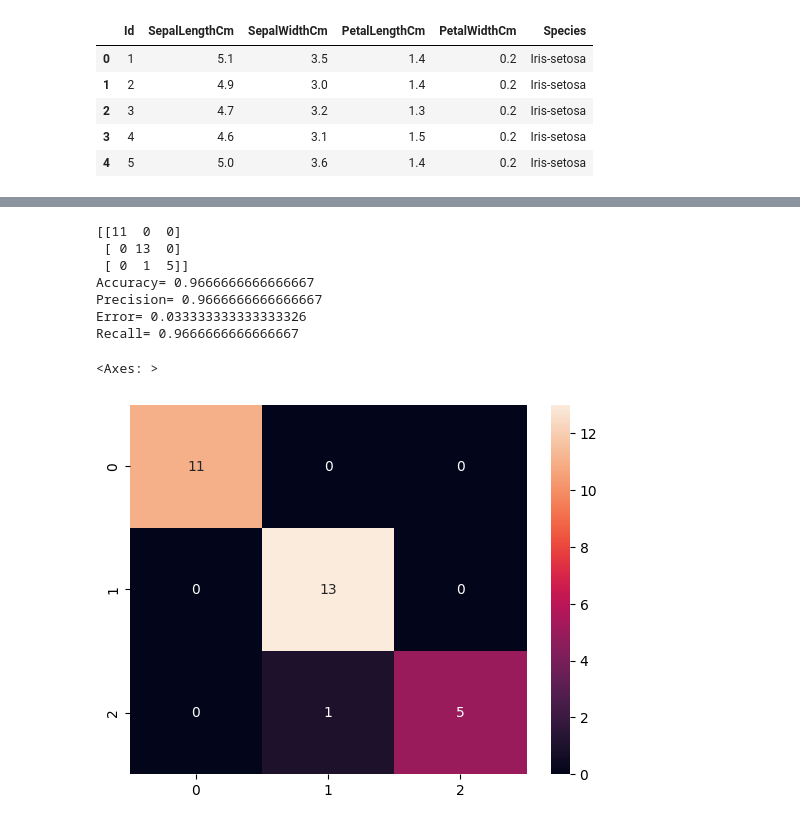
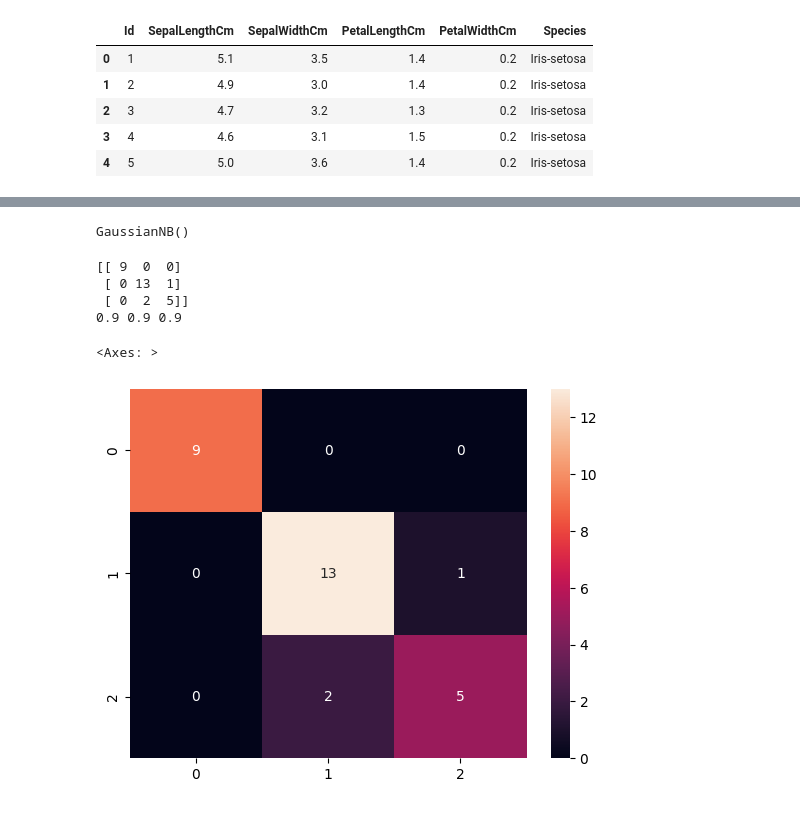
Before and after one commit to Kunals0612/TE_Lab_Assignments, a Jupyter notebook: DSBDAL/Assignment10.ipynb, the cells around one changed output, grey strips where cells are left out. Cells and saved outputs as stored; diff of their text form; code cells hidden in the pictures.

```diff
--- a/DSBDAL/Assignment10.ipynb
+++ b/DSBDAL/Assignment10.ipynb
@@ -11,5 +10,5 @@ import seaborn as sns
 # %%
-df=pd.read_csv('Iris.csv')
+df = pd.read_csv('./Datasets/Iris.csv')
 df.head()
 # %% [output]
 |  | Id | SepalLengthCm | SepalWidthCm | PetalLengthCm | PetalWidthCm | Species |
@@ -20,0 +30,2 @@ df.head()
+# %%
+df = df.drop(columns = ['Id'])
@@ -21 +59,4 @@ df.head()
+# %%
+X = df.drop(columns = ['Species'])
+y = df['Species']
 # %%
@@ -25,4 +68,5 @@ X_train, X_test, y_train, y_test = train_test_split(X, y, test_size=0.2, random_
 # %%
-model=GaussianNB()
-model.fit(X_train,y_train)
-y_pred=model.predict(X_test)
+model = GaussianNB()
+model.fit(X_train, y_train)
+# %% [output]
+GaussianNB()
@@ -29,20 +75,17 @@ y_pred=model.predict(X_test)
 # %%
-cm=confusion_matrix(y_test,y_pred)
+cm = metrics.confusion_matrix(y_test, y_pred)
 print(cm)
-print("Accuracy=",accuracy_score(y_test,y_pred))
-print("Precision=",precision_score(y_test,y_pred,average='micro'))
-print("Error=",1-accuracy_score(y_test,y_pred))
-print("Recall=",recall_score(y_test,y_pred,average='micro'))
+accuracy = metrics.accuracy_score(y_test, y_pred)
+precision = metrics.precision_score(y_test, y_pred, average = 'micro')
+recall = metrics.recall_score(y_test, y_pred, average = 'micro')
+print(accuracy, precision, recall)
 # %% [output]
-[[11  0  0]
- [ 0 13  0]
- [ 0  1  5]]
-Accuracy= 0.9666666666666667
-Precision= 0.9666666666666667
-Error= 0.033333333333333326
-Recall= 0.9666666666666667
+[[ 9  0  0]
+ [ 0 13  1]
+ [ 0  2  5]]
+0.9 0.9 0.9
 # %%
-sns.heatmap(cm,annot=True)
+sb.heatmap(cm, annot = True)
 # %% [output]
 <Axes: >
-[figure, old version]
+[figure, new version]
```
Also changed, not shown: parts of 9 cells of this notebook.
